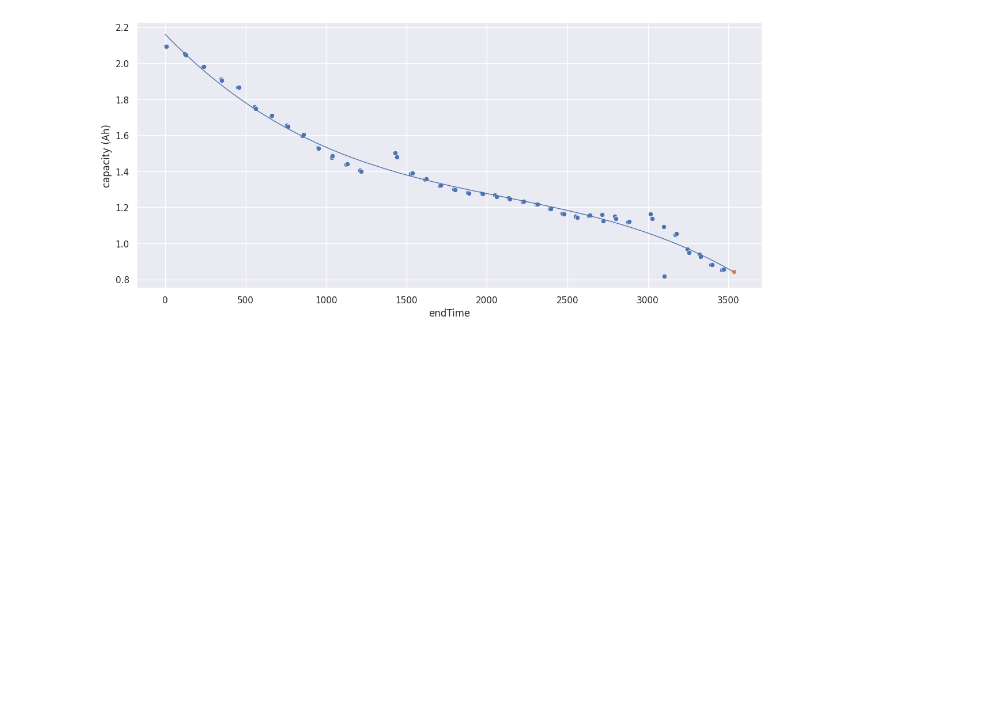
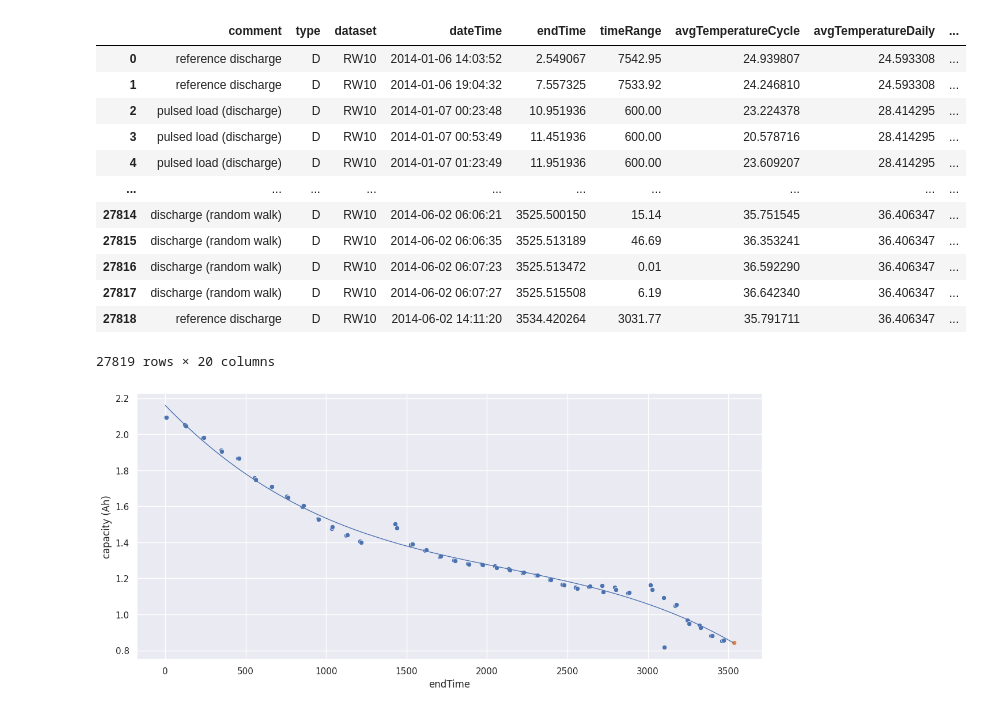
Before and after one commit to antongorillam/Lithium-Ion-Battery-Analysis, a Jupyter notebook: test.ipynb, the cells around one changed output. Drawn from its saved outputs; the diff is of its cells as text; code cells hidden in the pictures; blank space fills up the shorter version.

```diff
--- a/test.ipynb
+++ b/test.ipynb
@@ -3,4 +3,22 @@ import pandas as pd
 import plotly.express as px
 import seaborn as sns
 import matplotlib.pyplot as plt
+# %%
+df = pd.read_csv('processed_datasets/RW10.csv')
+df_ref = df[df['capacity (Ah)'].notnull()]
+df
+# %% [output]
+|  | comment | type | dataset | dateTime | endTime | timeRange | avgTemperatureCycle | avgTemperatureDaily | ... |
+| 0 | reference discharge | D | RW10 | 2014-01-06 14:03:52 | 2.549067 | 7542.95 | 24.939807 | 24.593308 | ... |
+| 1 | reference discharge | D | RW10 | 2014-01-06 19:04:32 | 7.557325 | 7533.92 | 24.246810 | 24.593308 | ... |
+| 2 | pulsed load (discharge) | D | RW10 | 2014-01-07 00:23:48 | 10.951936 | 600.00 | 23.224378 | 28.414295 | ... |
+| 3 | pulsed load (discharge) | D | RW10 | 2014-01-07 00:53:49 | 11.451936 | 600.00 | 20.578716 | 28.414295 | ... |
+| 4 | pulsed load (discharge) | D | RW10 | 2014-01-07 01:23:49 | 11.951936 | 600.00 | 23.609207 | 28.414295 | ... |
+| ... | ... | ... | ... | ... | ... | ... | ... | ... | ... |
+| 27814 | discharge (random walk) | D | RW10 | 2014-06-02 06:06:21 | 3525.500150 | 15.14 | 35.751545 | 36.406347 | ... |
+| 27815 | discharge (random walk) | D | RW10 | 2014-06-02 06:06:35 | 3525.513189 | 46.69 | 36.353241 | 36.406347 | ... |
+| 27816 | discharge (random walk) | D | RW10 | 2014-06-02 06:07:23 | 3525.513472 | 0.01 | 36.592290 | 36.406347 | ... |
+| 27817 | discharge (random walk) | D | RW10 | 2014-06-02 06:07:27 | 3525.515508 | 6.19 | 36.642340 | 36.406347 | ... |
+| 27818 | reference discharge | D | RW10 | 2014-06-02 14:11:20 | 3534.420264 | 3031.77 | 35.791711 | 36.406347 | ... |
+27819 rows × 20 columns
 # %%
```
Also changed, not shown: parts of 2 cells of this notebook, 1 other file.
